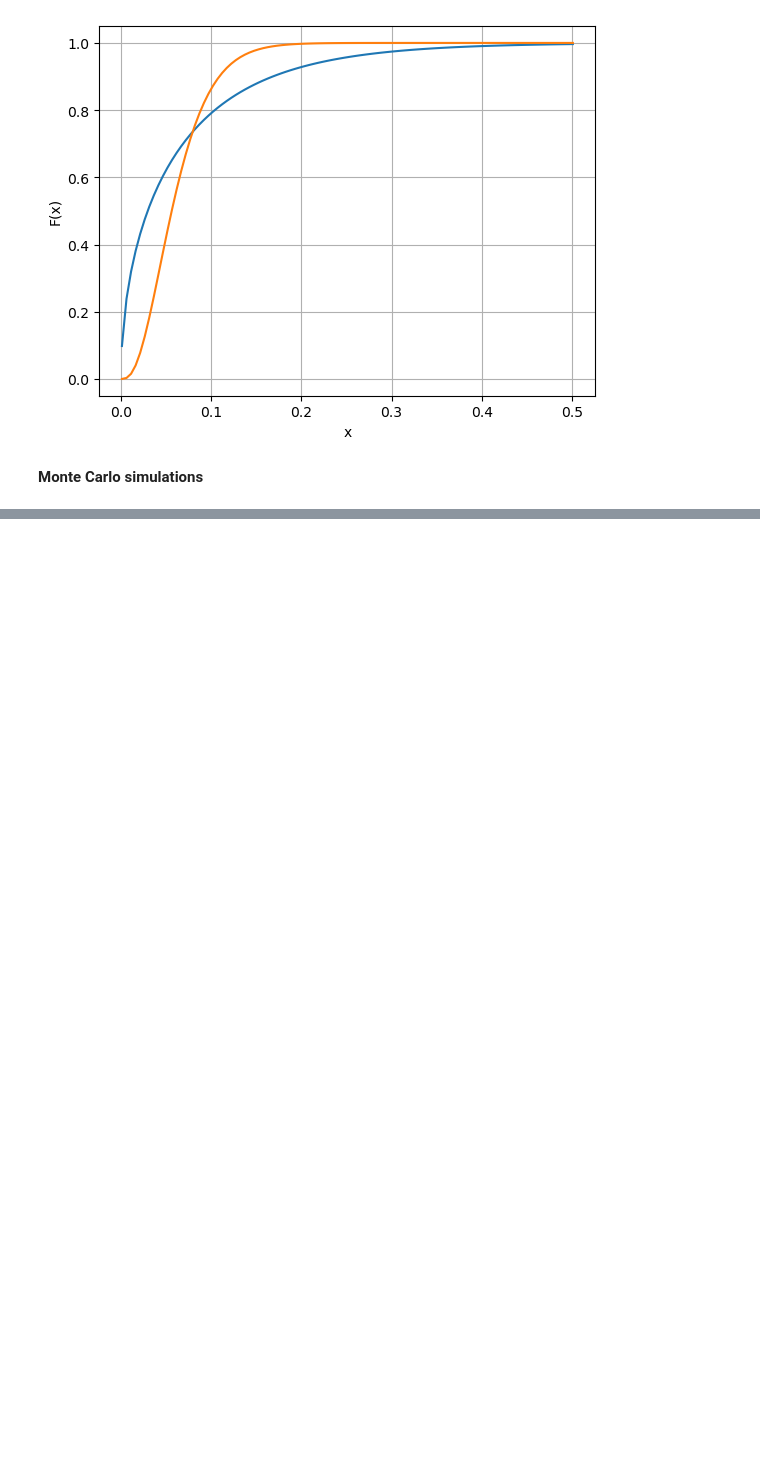
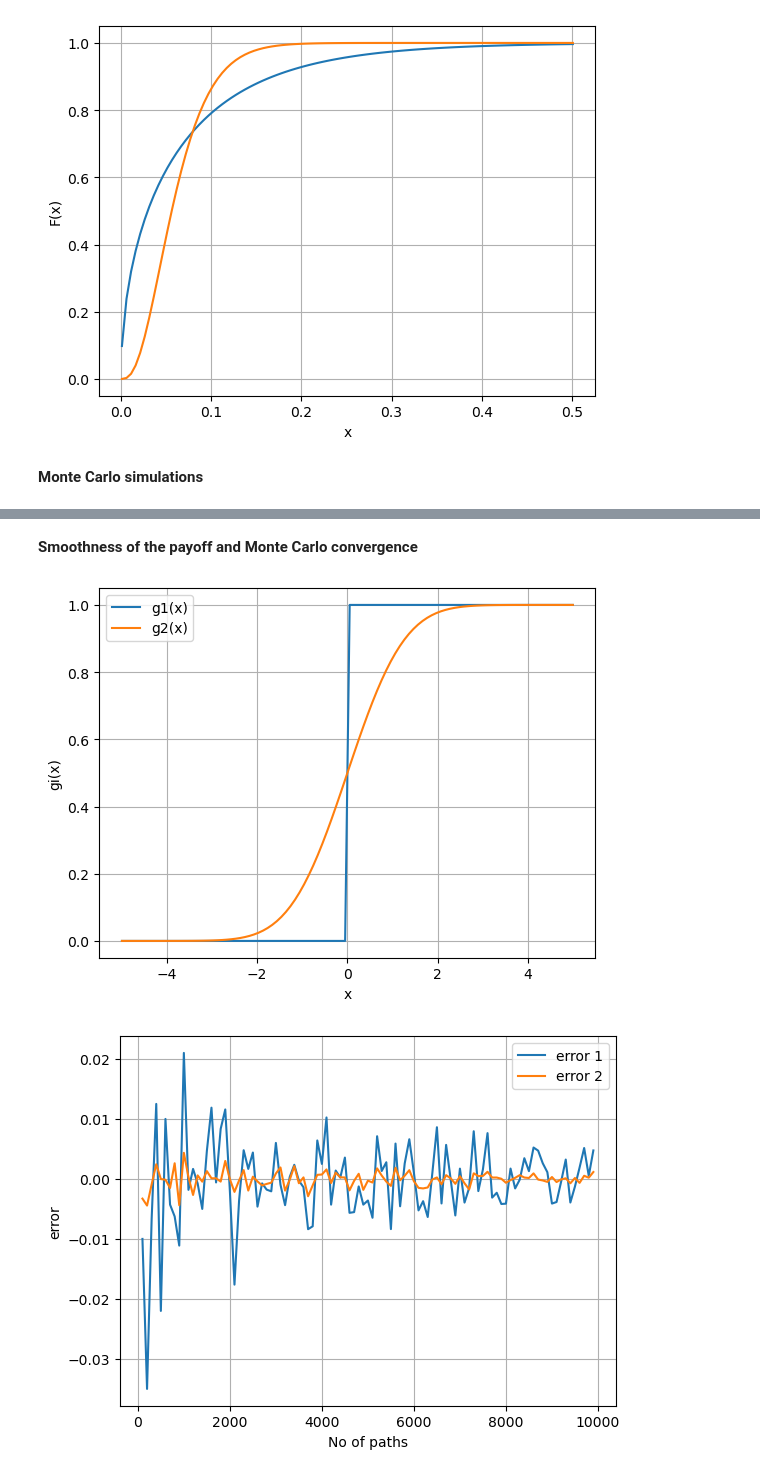
Before and after one commit to AleksandrMorozov123/Financial-modelling-in-Python-and-R, a Jupyter notebook: python-mathematical-modeling.ipynb, the cells around one changed output, grey strips where cells are left out. Drawn from its saved outputs; the diff is of its cells as text; code cells hidden in the pictures; blank space fills up the shorter version.

```diff
--- a/python-mathematical-modeling.ipynb
+++ b/python-mathematical-modeling.ipynb
@@ -1224,0 +1295,46 @@ E(X(T) = 1.021405e-17 and Var (X(T)) = 0.187896
+# %% [markdown]
+**Smoothness of the payoff and Monte Carlo convergence**
+# %%
+import scipy.stats as st
+
+def mainCalculation ():
+    NoOfPaths = range (100, 10000, 100)
+    # Define two payoff functions
+    g1 = lambda x: (x > 0.0)
+    g2 = lambda x: st.norm.cdf (x)
+
+    # plot g1 and g2 functions
+    x = np.linspace (-5.0, 5.0, 100)
+    plt.figure (1)
+    plt.plot (x, g1 (x))
+    plt.plot (x, g2(x))
+    plt.grid ()
+    plt.xlabel ('x')
+    plt.ylabel ('gi(x)')
+    plt.legend (['g1(x)', 'g2(x)'])
+
+    # store errors
+    error1 = np.zeros ([len(NoOfPaths), 1])
+    error2 = np.zeros ([len (NoOfPaths), 1])
+
+    for idx, noOfPaths in enumerate (NoOfPaths):
+        W1 = np.random.normal (0.0, 1.0, [noOfPaths, 1])
+        if noOfPaths > 1:
+            W1 = (W1 - np.mean (W1)) / np.std (W1)
+            approx1 = np.mean (g1(W1))
+            approx2 = np.mean (g2(W1))
+            error1[idx] = approx1 - 0.5
+            error2[idx] = approx2 - 0.5
+    # plot convergence results
+    plt.figure (22)
+    plt.plot (NoOfPaths, error1)
+    plt.plot (NoOfPaths, error2)
+    plt.grid ()
+    plt.xlabel ('No of paths')
+    plt.ylabel ('error')
+    plt.legend (['error 1', 'error 2'])
+
+mainCalculation ()
+# %% [output]
+[figure, added]
+[figure, added]
```
Also changed, not shown: parts of 6 cells of this notebook.
